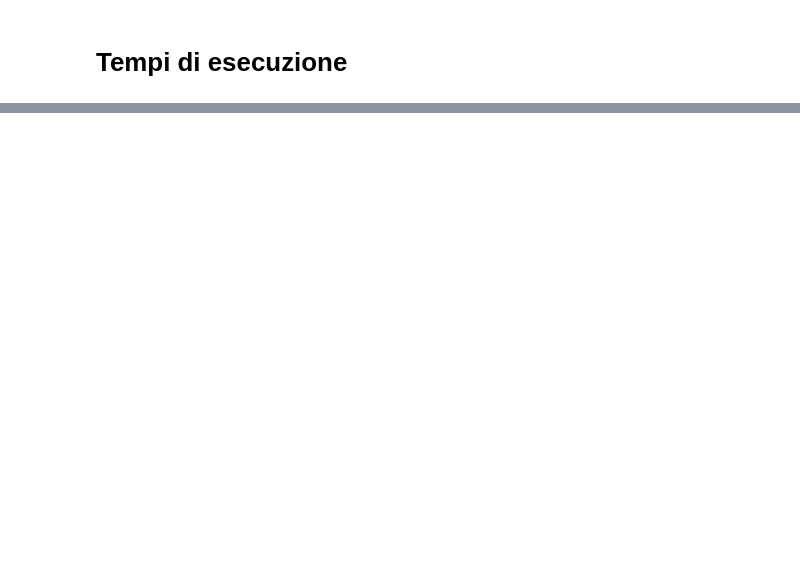
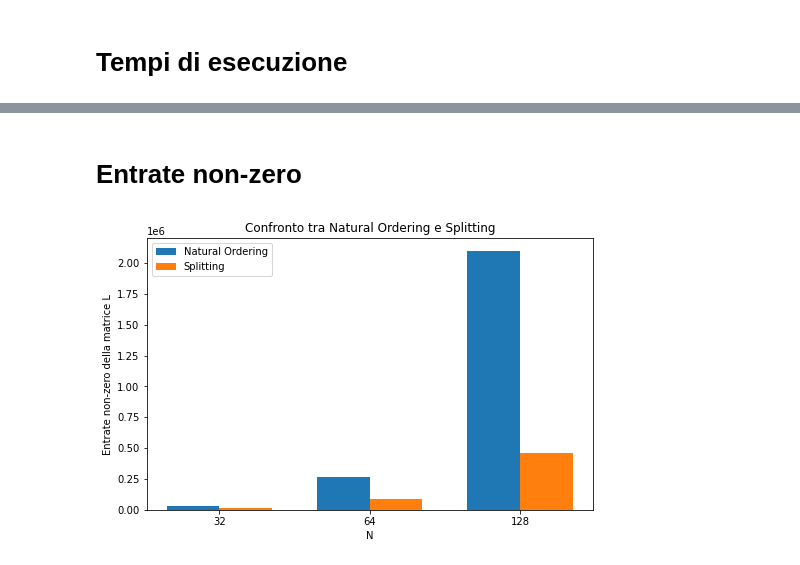
Before and after one commit to GiuliaCasti/Progetto_LabInf_2025_26, a Jupyter notebook: Task5/Notebook_Task5.ipynb, the cells around one changed output, grey strips where cells are left out. Cells and saved outputs as stored; diff of their text form; code cells hidden in the pictures; blank space fills up the shorter version.

```diff
--- a/Task5/Notebook_Task5.ipynb
+++ b/Task5/Notebook_Task5.ipynb
@@ -20,8 +20,8 @@ Define a method that calls the previous tasks.
 def esecuzioneTasks12(N=32):
     # Definiamo l'ordine di files da eseguire
     executables = [
-        ["../Task1/main", f"{N}"],
-        ["../Task2/main"]
+        ["../Task1/main.exe", f"{N}"],
+        ["../Task2/main.exe"]
     ]
 
     for i in range(len(executables)):
@@ -31,7 +31,7 @@ def esecuzioneTasks12(N=32):
 
 def esecuzioneTask3(N=32, usaOrdering=0):
     result = subprocess.run(
-        ["../Task2/main", f"{N}", f"{usaOrdering}"]
+        ["../Task3/main.exe", f"{N}", f"{usaOrdering}"]
     )
 
 # Definiamo la funzione my_cholesky come indicato nelle specifiche
@@ -49,13 +49,13 @@ def esecuzioneTask4(verbose=False):
 
     # 1. Caricamento dati e modifica
     # Caricamento del vettore rhs.txt
-    rhs = np.loadtxt("rhs.txt")
+    rhs = np.loadtxt("../FileGenerati/rhs.txt")
     num_incognite = len(rhs)
     if verbose:
         print(f"Dimensioni del vettore rhs: {num_incognite}")
 
     # Caricamento della matrice sparsa A.txt
-    dati_A = np.loadtxt("A.txt")
+    dati_A = np.loadtxt("../FileGenerati/A.txt")
     righe = dati_A[:, 0].astype(int)
     colonne = dati_A[:, 1].astype(int)
     valori = dati_A[:, 2]
@@ -104,9 +104,9 @@ def esecuzioneTask4(verbose=False):
 
     ### Risultati
     tempoPassato = end_time - start_time        # Tempo di esecuzione
-    entrNonZero = np.count_nonzero(A_csc)       # Numero entrate non-zero della matrice
+    entrNonZero = L.count_nonzero()       # Numero entrate non-zero della matrice
 
-    return (A_csc, u, residuo, tempoPassato, entrNonZero)
+    return [A_csc, u, residuo, tempoPassato, entrNonZero, L]
 # %% [markdown]
 # Analisi sperimentale
 # %%
@@ -168,0 +174,22 @@ KeyError: (32, 0)
+# %% [markdown]
+# Entrate non-zero
+# %%
+labels = sequence_N
+values1 = [entrateMatrice[(N,0)] for N in sequence_N]
+values2 = [entrateMatrice[(N,1)] for N in sequence_N]
+
+x = np.arange(len(labels))  # the label locations
+width = 0.35  # the width of the bars
+fig, ax = plt.subplots(figsize=(8,5))
+
+ax.bar(x - width/2, values1, width, label='Natural Ordering')
+ax.bar(x + width/2, values2, width, label='Splitting')
+ax.set_xlabel('N')
+ax.set_ylabel('Entrate non-zero della matrice L')
+ax.set_title('Confronto tra Natural Ordering e Splitting')
+ax.set_xticks(x)
+ax.set_xticklabels(labels)
+ax.legend()
+plt.show()
+# %% [output]
+[figure, added]
```
Also changed, not shown: parts of 10 cells of this notebook, 10 other files.
